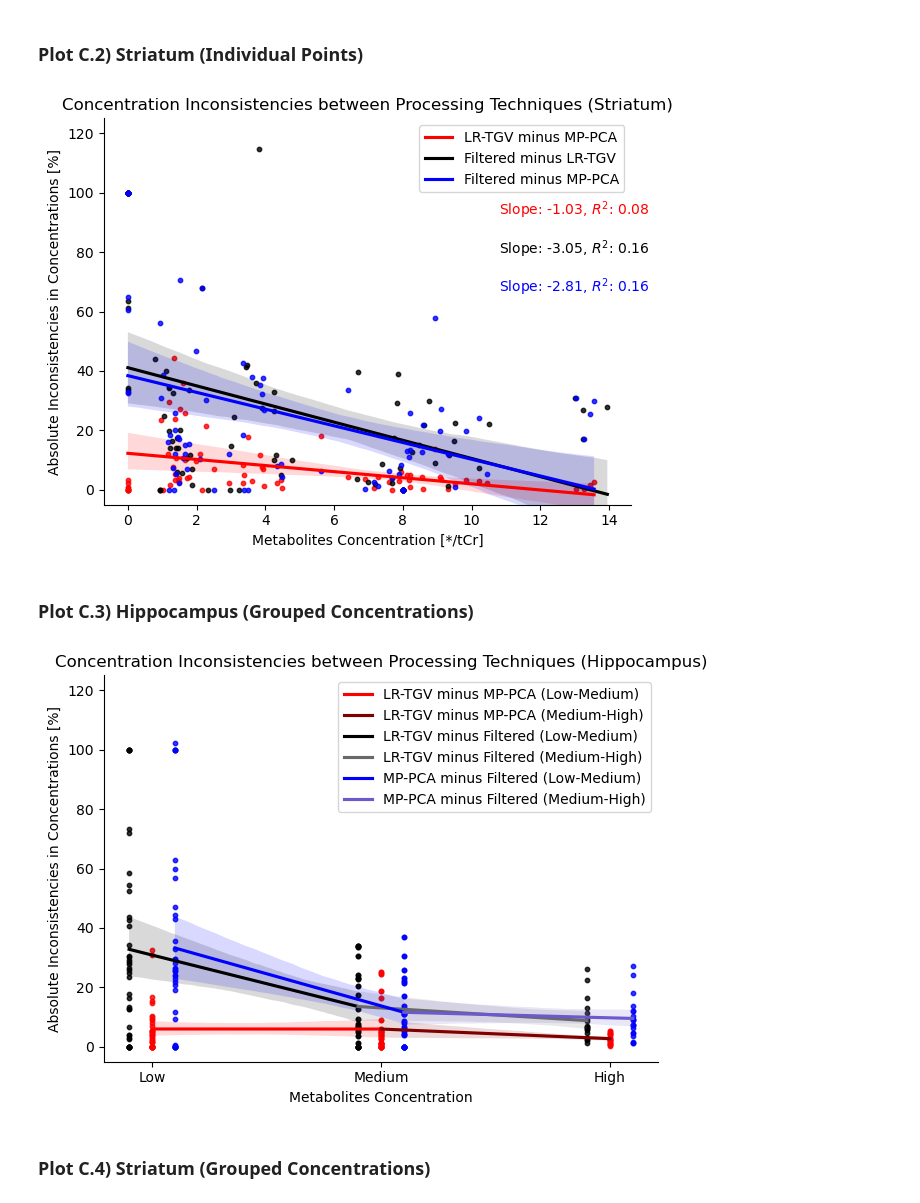
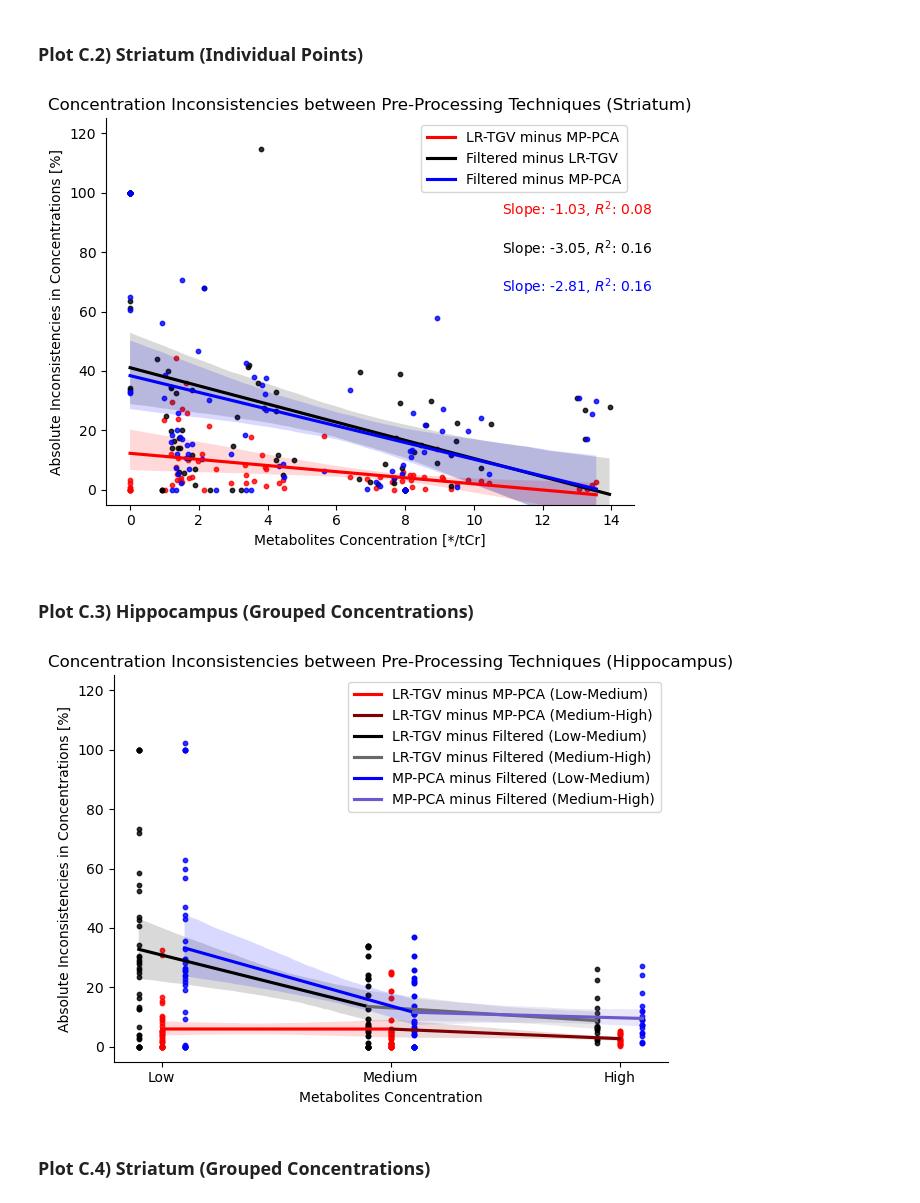
Before and after one commit to AlexisCogne/MRI_Practicals, a Jupyter notebook: Data_Analysis_Notebook.ipynb, the cells around one changed output. Cells and saved outputs as stored; diff of their text form; code cells hidden in the pictures.

Commit message:
Updated plots

```diff
--- a/Data_Analysis_Notebook.ipynb
+++ b/Data_Analysis_Notebook.ipynb
@@ -20,7 +20,7 @@ EXPERIMENTS = ['Filtered', 'Raw', 'LR-TGV', 'MP-PCA']
 REGIONS = ['Hippocampus', 'Striatum']
 MET_NAMES = [
     "Mac", "Cr", "PCr", "Ins", "NAA", "Tau", "PCho", "GPC", "Glu", "Gln", "Ala",
-    "Asc", "Asp", "GABA", "Glc", "GSH", "Lac", "NAAG", "PE", "CPG +PCho", "NAA+NAAG", "Glu+Gln",  "Cr+PCr"
+    "Asc", "Asp", "GABA", "Glc", "GSH", "Lac", "NAAG", "PE", "GPC +PCho", "NAA+NAAG", "Glu+Gln",  "Cr+PCr"
 ]
 
 MET_IGNORED = {"Ala", "Asp", "Cr"}  # Remove specific metabolites we are not interesteed in
@@ -326,7 +306,7 @@ One-sample t-test for Stri_MP: t=-2.317, p=0.032
 ### Plot B.1) Hippocampus
 # %%
 # Define the metabolites of interest for the hippocampus
-MET_OF_INTEREST = {"Ins", "GABA", "Tau", "Glu+Gln", "NAA+NAAG", "CPG +PCho"}
+MET_OF_INTEREST = {"Ins", "GABA", "Tau", "Glu+Gln", "NAA+NAAG", "GPC +PCho"}
 
 # Sort the data by metabolites of interest first
 sorted_keys = sorted(LR_Hipp_vs_Filtered_mean.keys(), key=lambda x: x not in MET_OF_INTEREST)
@@ -616,13 +596,13 @@ ax.annotate(
 ax.set_ylabel("Absolute Inconsistencies in Concentrations [%]")
 ax.set_ylim([-5, 125])
 ax.set_xlabel("Metabolites Concentration [*/tCr]")
-ax.set_title("Concentration Inconsistencies between Processing Techniques (Striatum)")
+ax.set_title("Concentration Inconsistencies between Pre-Processing Techniques (Striatum)")
 ax.legend()
 sns.despine()
 plt.tight_layout()
 plt.show()
 # %% [output]
-[figure, old version]
+[figure, new version]
 # %%
 def categorize_concentration(conc):
     if conc <= 3:
@@ -668,35 +648,35 @@ concentration_mapping = {'Low': 0, 'Medium': 1, 'High': 2}
 # %%
 # Create the figure and axes
 plt.close()
 fig, ax = plt.subplots()
 
 # Add the concentration groups to each dataset, converting to numerical values
 MP_vs_LR_Hipp_mean['concentration_group_numeric'] = MP_vs_LR_Hipp_mean.mean_conc.apply(categorize_concentration).map(concentration_mapping)
 Filtered_vs_LR_Hipp_mean['concentration_group_numeric'] = Filtered_vs_LR_Hipp_mean.mean_conc.apply(categorize_concentration).map(concentration_mapping)
 Filtered_vs_MP_Hipp_mean['concentration_group_numeric'] = Filtered_vs_MP_Hipp_mean.mean_conc.apply(categorize_concentration).map(concentration_mapping)
 
 # Set offsets for each comparison to separate their x-axis positions
 offsets = {'LR-TGV minus MP-PCA': 0.0, 'LR-TGV minus Filtered': -0.1, 'MP-PCA minus Filtered': 0.1}
 
 # Plot the regression lines between Low-Medium and Medium-High for each dataset with the respective offsets
 plot_regressions(MP_vs_LR_Hipp_mean, ['red', 'maroon'], 'LR-TGV minus MP-PCA', offsets['LR-TGV minus MP-PCA'])
 plot_regressions(Filtered_vs_LR_Hipp_mean, ['black', 'dimgrey'], 'LR-TGV minus Filtered', offsets['LR-TGV minus Filtered'])
 plot_regressions(Filtered_vs_MP_Hipp_mean, ['blue', 'slateblue'], 'MP-PCA minus Filtered', offsets['MP-PCA minus Filtered'])
 
 # Set the x-axis ticks and labels
 ax.set_xticks([0, 1, 2])  # Positions of the 'Low', 'Medium', and 'High' concentration groups
 ax.set_xticklabels(['Low', 'Medium', 'High'])  # Labels corresponding to those positions
 
 ax.set_ylabel("Absolute Inconsistencies in Concentrations [%]")
 ax.set_ylim([-5, 125])
 ax.set_xlabel("Metabolites Concentration")
-ax.set_title("Concentration Inconsistencies between Processing Techniques (Hippocampus)")
+ax.set_title("Concentration Inconsistencies between Pre-Processing Techniques (Hippocampus)")
 ax.legend()
 sns.despine()
 plt.tight_layout()
 plt.show()
 # %% [output]
-[figure, old version]
+[figure, new version]
 # %% [markdown]
 ### Plot C.4) Striatum (Grouped Concentrations)
 # %%
```
Also changed, not shown: parts of 8 cells of this notebook.
